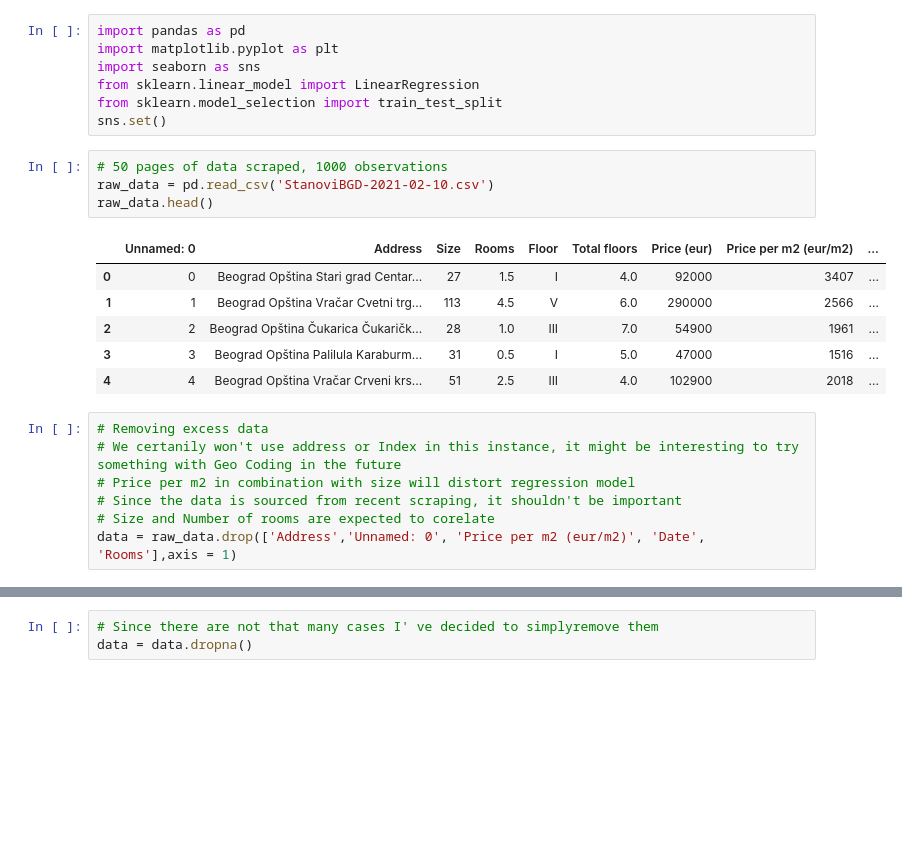
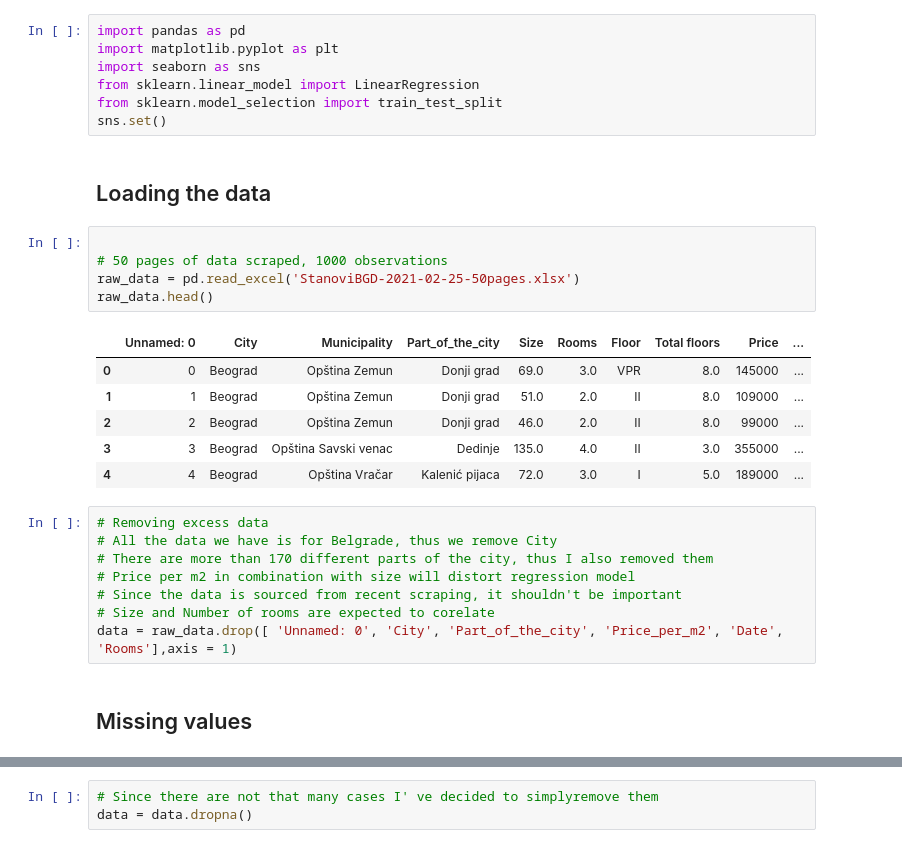
Before and after one commit to srki24/scraper-stanovibgd, a Jupyter notebook: Regression.ipynb, the cells around one changed output, grey strips where cells are left out. Saved outputs shown, nothing was run; the diff lists cells and outputs as text; blank space fills up the shorter version.

```diff
--- a/Regression.ipynb
+++ b/Regression.ipynb
@@ -5,24 +5,30 @@ import seaborn as sns
 from sklearn.linear_model import LinearRegression
 from sklearn.model_selection import train_test_split
 sns.set()
+# %% [markdown]
+## Loading the data
 # %%
+
 # 50 pages of data scraped, 1000 observations
-raw_data = pd.read_csv('StanoviBGD-2021-02-10.csv')
+raw_data = pd.read_excel('StanoviBGD-2021-02-25-50pages.xlsx')
 raw_data.head()
 # %% [output]
-|  | Unnamed: 0 | Address | Size | Rooms | Floor | Total floors | Price (eur) | Price per m2 (eur/m2) | ... |
-| 0 | 0 | Beograd Opština Stari grad Centar... | 27 | 1.5 | I | 4.0 | 92000 | 3407 | ... |
-| 1 | 1 | Beograd Opština Vračar Cvetni trg... | 113 | 4.5 | V | 6.0 | 290000 | 2566 | ... |
-| 2 | 2 | Beograd Opština Čukarica Čukaričk... | 28 | 1.0 | III | 7.0 | 54900 | 1961 | ... |
-| 3 | 3 | Beograd Opština Palilula Karaburm... | 31 | 0.5 | I | 5.0 | 47000 | 1516 | ... |
-| 4 | 4 | Beograd Opština Vračar Crveni krs... | 51 | 2.5 | III | 4.0 | 102900 | 2018 | ... |
+|  | Unnamed: 0 | City | Municipality | Part_of_the_city | Size | Rooms | Floor | Total floors | Price | ... |
+| 0 | 0 | Beograd | Opština Zemun | Donji grad | 69.0 | 3.0 | VPR | 8.0 | 145000 | ... |
+| 1 | 1 | Beograd | Opština Zemun | Donji grad | 51.0 | 2.0 | II | 8.0 | 109000 | ... |
+| 2 | 2 | Beograd | Opština Zemun | Donji grad | 46.0 | 2.0 | II | 8.0 | 99000 | ... |
+| 3 | 3 | Beograd | Opština Savski venac | Dedinje | 135.0 | 4.0 | II | 3.0 | 355000 | ... |
+| 4 | 4 | Beograd | Opština Vračar | Kalenić pijaca | 72.0 | 3.0 | I | 5.0 | 189000 | ... |
 # %%
 # Removing excess data
-# We certanily won't use address or Index in this instance, it might be interesting to try something with Geo Coding in the future
+# All the data we have is for Belgrade, thus we remove City
+# There are more than 170 different parts of the city, thus I also removed them
 # Price per m2 in combination with size will distort regression model
 # Since the data is sourced from recent scraping, it shouldn't be important
 # Size and Number of rooms are expected to corelate
-data = raw_data.drop(['Address','Unnamed: 0', 'Price per m2 (eur/m2)', 'Date', 'Rooms'],axis = 1)
+data = raw_data.drop([ 'Unnamed: 0', 'City', 'Part_of_the_city', 'Price_per_m2', 'Date', 'Rooms'],axis = 1)
+# %% [markdown]
+##  Missing values
 # %%
 # Checking for null values
 data.isnull().sum()
```
Also changed, not shown: parts of 28 cells of this notebook, 3 other files.
